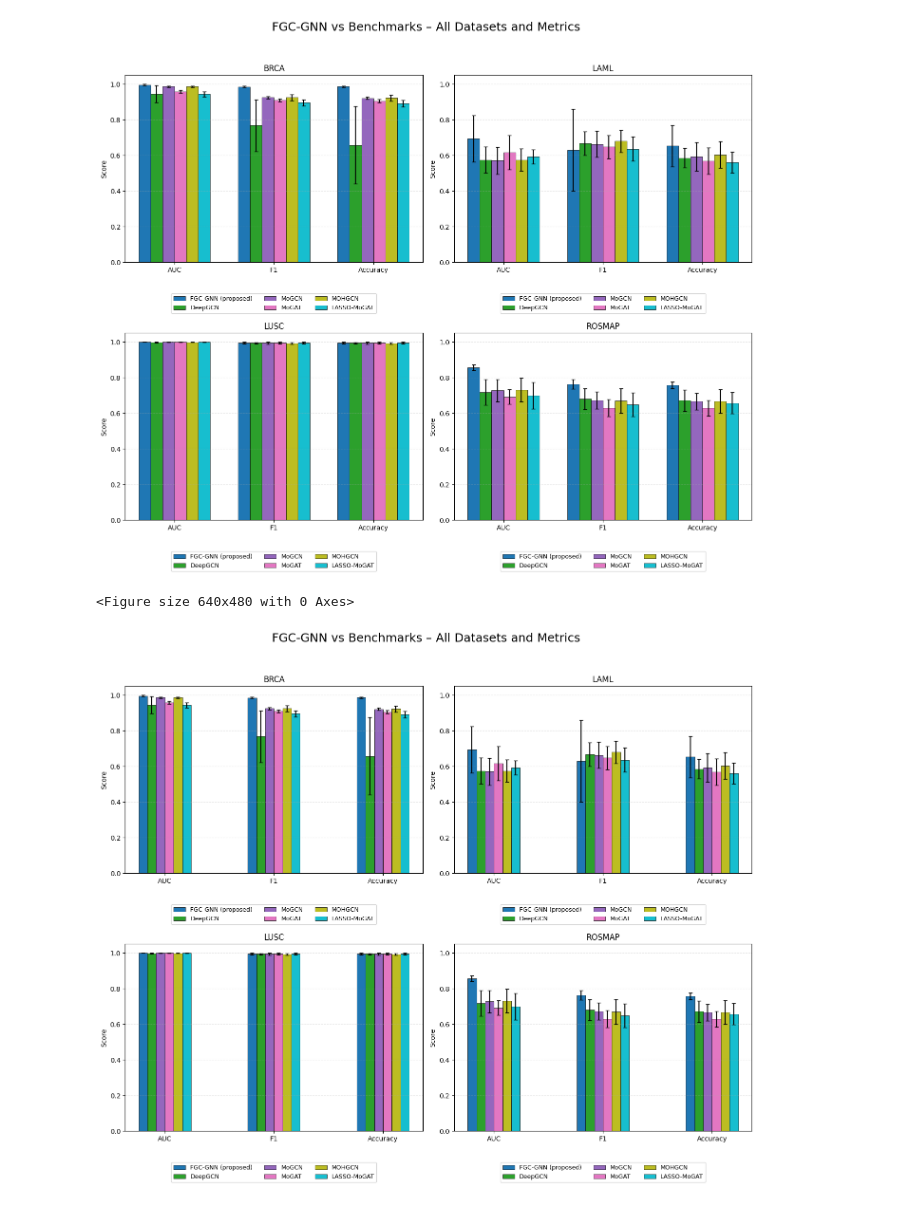
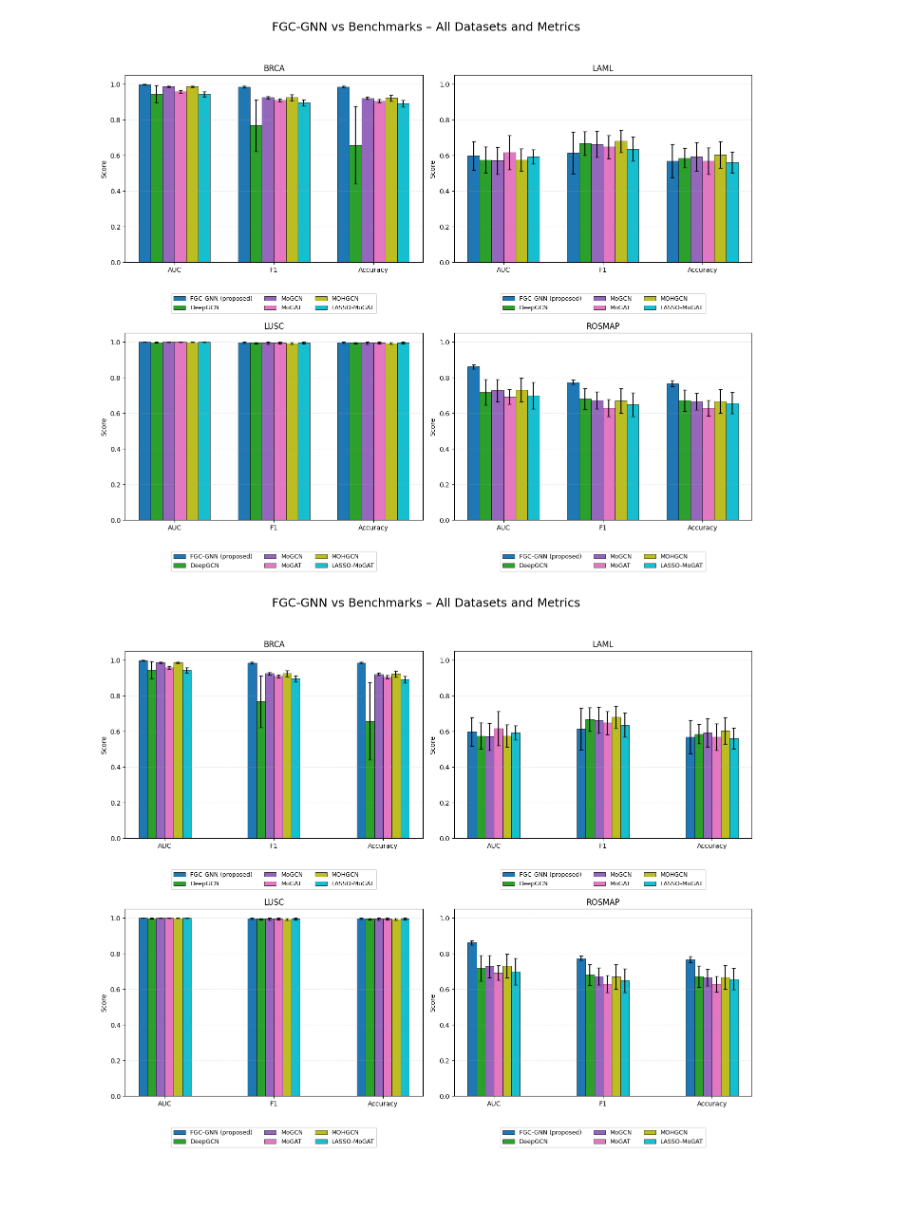
Before and after one commit to AnushreeB96/FGC_GNN-Fuzzy-Graph-Covering-based-Graph-Neural-Networks-, a Jupyter notebook: FGC-GNN/PLOTS/plots.ipynb, the cells around one changed output. Cells and saved outputs as stored; diff of their text form; code cells hidden in the pictures.

```diff
--- a/FGC-GNN/PLOTS/plots.ipynb
+++ b/FGC-GNN/PLOTS/plots.ipynb
@@ -536,26 +515,10 @@ import matplotlib.pyplot as plt
 # Data: Proposed FGC-GNN (mean, std) – already in 0-1
 # ------------------------------
 proposed = {
-    'BRCA': {
-        'AUC': (0.9959, 0.0031),
-        'F1':  (0.9850, 0.0039),
-        'Accuracy': (0.9865, 0.0039)
-    },
-    'LAML': {
-        'AUC': (0.6931, 0.1309),
-        'F1':  (0.6295, 0.2294),
-        'Accuracy': (0.6529, 0.1158)
-    },
-    'LUSC': {
-        'AUC': (1.0000, 0.0000),
-        'F1':  (0.9944, 0.0061),
-        'Accuracy': (0.9945, 0.0060)
-    },
-    'ROSMAP': {
-        'AUC': (0.8564, 0.0160),
-        'F1':  (0.7629, 0.0256),
-        'Accuracy': (0.7571, 0.0192)
-    }
+    'BRCA':   {'AUC': (0.9965, 0.0026), 'F1': (0.9847, 0.0048), 'Accuracy': (0.9849, 0.0047)},
+    'LAML':   {'AUC': (0.5984, 0.0800), 'F1': (0.6132, 0.1178), 'Accuracy': (0.5679, 0.0929)},
+    'LUSC':   {'AUC': (1.0000, 0.0000), 'F1': (0.9965, 0.0042), 'Accuracy': (0.9965, 0.0041)},
+    'ROSMAP': {'AUC': (0.8602, 0.0132), 'F1': (0.7747, 0.0131), 'Accuracy': (0.7667, 0.0169)}
 }
 
 # Benchmarks (mean, std) – given in %, converted to 0-1 inside the loop
@@ -627,45 +590,34 @@ colors = plt.cm.tab10(np.linspace(0, 1, len(model_order)))
 model_color = {model: colors[i] for i, model in enumerate(model_order)}
 
 # Width of each bar group
 bar_width = 0.12  # total width per metric group = 6 * bar_width ~0.72, leaving space between metrics
 
 for idx, ds in enumerate(datasets):
     ax = axes[idx // 2, idx % 2]
     # Positions for metrics: x = 0 (AUC), 1 (F1), 2 (Accuracy)
     x_metrics = np.arange(len(metrics))
 
     # For each model, draw bars at x_metric + offset
     for i, model in enumerate(model_order):
         means = [data[ds][metric][model][0] for metric in metrics]
         stds  = [data[ds][metric][model][1] for metric in metrics]
         offset = (i - len(model_order)/2 + 0.5) * bar_width
         ax.bar(x_metrics + offset, means, width=bar_width, yerr=stds,
                capsize=3, label=model, color=model_color[model], edgecolor='black', linewidth=0.5)
 
     ax.set_xticks(x_metrics)
     ax.set_xticklabels(metrics)
     ax.set_ylabel('Score')
     ax.set_title(ds)
     ax.set_ylim(0, 1.05)
     ax.grid(axis='y', linestyle='--', alpha=0.3)
     ax.legend(loc='upper center', bbox_to_anchor=(0.5, -0.15), ncol=3, fontsize=9)
 
 plt.tight_layout(rect=[0, 0, 1, 0.95])  # Make room for suptitle
 plt.savefig('single_bar_chart_all_datasets_metrics.png', dpi=300, bbox_inches='tight')
 plt.show()
-plt.subplots_adjust(top=0.93)
-import os
-
-os.makedirs("final_submission", exist_ok=True)
-
-plt.savefig(
-os.path.join("final_submission", f"bar_{metric}_comparison.png"),
-dpi=300,
-bbox_inches='tight')
-plt.show()
 # %% [output]
-[figure, old version]
+[figure, new version]
-<Figure size 640x480 with 0 Axes>
 # %%
 import numpy as np
 import matplotlib.pyplot as plt
@@ -674,26 +626,10 @@ import matplotlib.pyplot as plt
 # Data: Proposed FGC-GNN (mean, std) – already in 0-1
 # ------------------------------
 proposed = {
-    'BRCA': {
-        'AUC': (0.9959, 0.0031),
-        'F1':  (0.9850, 0.0039),
-        'Accuracy': (0.9865, 0.0039)
-    },
-    'LAML': {
-        'AUC': (0.6931, 0.1309),
-        'F1':  (0.6295, 0.2294),
-        'Accuracy': (0.6529, 0.1158)
-    },
-    'LUSC': {
-        'AUC': (1.0000, 0.0000),
-        'F1':  (0.9944, 0.0061),
-        'Accuracy': (0.9945, 0.0060)
-    },
-    'ROSMAP': {
-        'AUC': (0.8564, 0.0160),
-        'F1':  (0.7629, 0.0256),
-        'Accuracy': (0.7571, 0.0192)
-    }
+    'BRCA':   {'AUC': (0.9965, 0.0026), 'F1': (0.9847, 0.0048), 'Accuracy': (0.9849, 0.0047)},
+    'LAML':   {'AUC': (0.5984, 0.0800), 'F1': (0.6132, 0.1178), 'Accuracy': (0.5679, 0.0929)},
+    'LUSC':   {'AUC': (1.0000, 0.0000), 'F1': (0.9965, 0.0042), 'Accuracy': (0.9965, 0.0041)},
+    'ROSMAP': {'AUC': (0.8602, 0.0132), 'F1': (0.7747, 0.0131), 'Accuracy': (0.7667, 0.0169)}
 }
 
 # Benchmarks (mean, std) – given in %, converted to 0-1 inside the loop
@@ -781,18 +717,8 @@ for idx, ds in enumerate(datasets):
     ax.grid(axis='y', linestyle='--', alpha=0.3)
     ax.legend(loc='upper center', bbox_to_anchor=(0.5, -0.15), ncol=3, fontsize=9)
 
-import os
-
-os.makedirs("final_submission", exist_ok=True)
-
 plt.tight_layout(rect=[0, 0, 1, 0.95])
-
-plt.savefig(
-    os.path.join("final_submission", "single_bar_chart_reduced_width.png"),
-    dpi=300,
-    bbox_inches='tight'
-)
-
+plt.savefig('single_bar_chart_reduced_width.png', dpi=300, bbox_inches='tight')
 plt.show()
 # %% [output]
-[figure, old version]
+[figure, new version]
```
Also changed, not shown: parts of 3 cells of this notebook, 27 other files.
